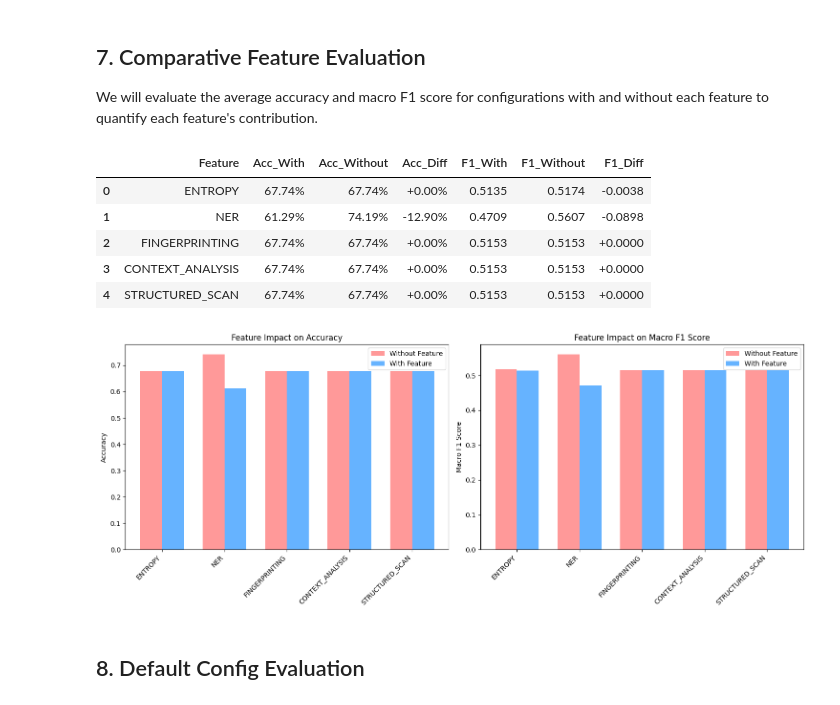
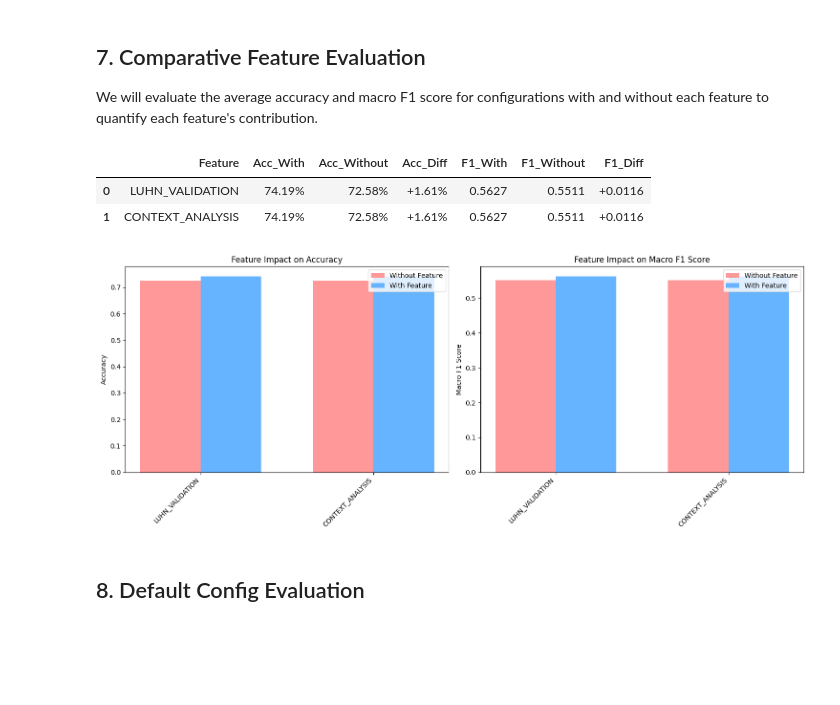
Before and after one commit to MohamedLouayChatti/ASCP, a Jupyter notebook: dlp/evaluation/evaluate.ipynb, the cells around one changed output. Drawn from its saved outputs; the diff is of its cells as text; code cells hidden in the pictures; blank space fills up the shorter version.

```diff
--- a/dlp/evaluation/evaluate.ipynb
+++ b/dlp/evaluation/evaluate.ipynb
@@ -37,17 +32,13 @@ print(f"Loaded {len(evaluator.cases)} test cases from corpus.")
 
 # DEFINE CONFIGS HERE IN THE NOTEBOOK
 features = [
-    "enable_entropy",
     "enable_luhn_validation",
-    "enable_ner",
-    "enable_fingerprinting",
-    "enable_context_analysis",
-    "enable_structured_scan"
+    "enable_context_analysis"
 ]
 
 configs_to_run = {}
 
-# Generate all 2^6 combinations of True/False for the features
+# Generate all combinations of True/False for the features
 for combination in itertools.product([False, True], repeat=len(features)):
     config = DLPConfig.defaults()
     config_name_parts = []
@@ -55,18 +46,18 @@ for combination in itertools.product([False, True], repeat=len(features)):
     for feature_idx, feature_val in enumerate(combination):
         setattr(config, features[feature_idx], feature_val)
         if feature_val:
-            # e.g., enable_entropy -> ENTROPY
+            # e.g., enable_luhn_validation -> LUHN
             config_name_parts.append(features[feature_idx].replace("enable_", "").upper())
 
     # Name the config based on enabled features, or NONE if all are false
     config_name = "+".join(config_name_parts) if config_name_parts else "NONE"
-    if config_name == "ENTROPY+LUHN_VALIDATION+NER+FINGERPRINTING+CONTEXT_ANALYSIS+STRUCTURED_SCAN":
+    if config_name == "LUHN_VALIDATION+CONTEXT_ANALYSIS":
         config_name = "ALL_FEATURES"
 
     configs_to_run[config_name] = config
 
 print(f"Generated {len(configs_to_run)} configurations to run.")
-print("Running evaluations... this may take a moment (especially during the first run of NER/spaCy).")
+print("Running evaluations... this may take a moment.")
 results = evaluator.run_all(configs_to_run)
 print(f"Completed {len(results)} evaluations.")
 # %% [output]
@@ -254,12 +230,8 @@ We will evaluate the average accuracy and macro F1 score for configurations with
 import numpy as np
 
 features_list = [
-    ("ENTROPY", "enable_entropy"),
     ("LUHN_VALIDATION", "enable_luhn_validation"),
-    ("NER", "enable_ner"),
-    ("FINGERPRINTING", "enable_fingerprinting"),
-    ("CONTEXT_ANALYSIS", "enable_context_analysis"),
-    ("STRUCTURED_SCAN", "enable_structured_scan")
+    ("CONTEXT_ANALYSIS", "enable_context_analysis")
 ]
 
 feature_impact = []
@@ -295,42 +267,39 @@ impact_df = pd.DataFrame(feature_impact)
 display(impact_df.style.format({
     'Acc_With': "{:.2%}", 'Acc_Without': "{:.2%}", 'Acc_Diff': "{:+.2%}",
     'F1_With': "{:.4f}", 'F1_Without': "{:.4f}", 'F1_Diff': "{:+.4f}"
-}).background_gradient(subset=['Acc_Diff', 'F1_Diff'], cmap='RdYlGn'))
+}).background_gradient(subset=['Acc_Diff', 'F1_Diff'], cmap='hot'))
 
 # Plotting the comparative evaluation
 fig, axes = plt.subplots(1, 2, figsize=(15, 6))
 
 x = np.arange(len(impact_df))
 width = 0.35
 
 # Accuracy chart
 axes[0].bar(x - width/2, impact_df['Acc_Without'], width, label='Without Feature', color='#ff9999')
 axes[0].bar(x + width/2, impact_df['Acc_With'], width, label='With Feature', color='#66b3ff')
 axes[0].set_ylabel('Accuracy')
 axes[0].set_title('Feature Impact on Accuracy')
 axes[0].set_xticks(x)
 axes[0].set_xticklabels(impact_df['Feature'], rotation=45, ha='right')
 axes[0].legend()
 
 # F1 Score chart
 axes[1].bar(x - width/2, impact_df['F1_Without'], width, label='Without Feature', color='#ff9999')
 axes[1].bar(x + width/2, impact_df['F1_With'], width, label='With Feature', color='#66b3ff')
 axes[1].set_ylabel('Macro F1 Score')
 axes[1].set_title('Feature Impact on Macro F1 Score')
 axes[1].set_xticks(x)
 axes[1].set_xticklabels(impact_df['Feature'], rotation=45, ha='right')
 axes[1].legend()
 
 plt.tight_layout()
 plt.show()
 # %% [output]
 |  | Feature | Acc_With | Acc_Without | Acc_Diff | F1_With | F1_Without | F1_Diff |
-| 0 | ENTROPY | 67.74% | 67.74% | +0.00% | 0.5135 | 0.5174 | -0.0038 |
-| 1 | NER | 61.29% | 74.19% | -12.90% | 0.4709 | 0.5607 | -0.0898 |
-| 2 | FINGERPRINTING | 67.74% | 67.74% | +0.00% | 0.5153 | 0.5153 | +0.0000 |
-| 3 | CONTEXT_ANALYSIS | 67.74% | 67.74% | +0.00% | 0.5153 | 0.5153 | +0.0000 |
-| 4 | STRUCTURED_SCAN | 67.74% | 67.74% | +0.00% | 0.5153 | 0.5153 | +0.0000 |
+| 0 | LUHN_VALIDATION | 74.19% | 72.58% | +1.61% | 0.5627 | 0.5511 | +0.0116 |
+| 1 | CONTEXT_ANALYSIS | 74.19% | 72.58% | +1.61% | 0.5627 | 0.5511 | +0.0116 |
-[figure, old version]
+[figure, new version]
 # %% [markdown]
 ## 8. Default Config Evaluation
 # %% [markdown]
```
Also changed, not shown: parts of 8 cells of this notebook, 17 other files.
